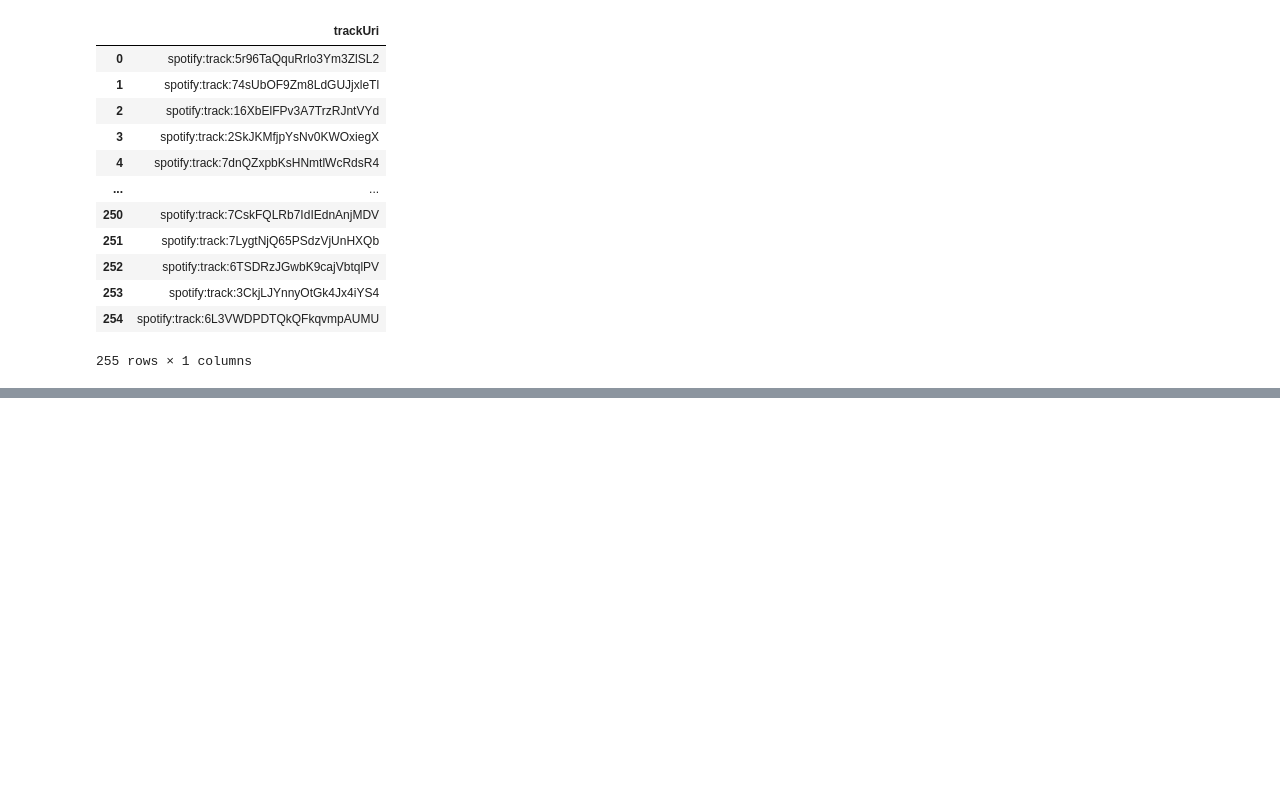
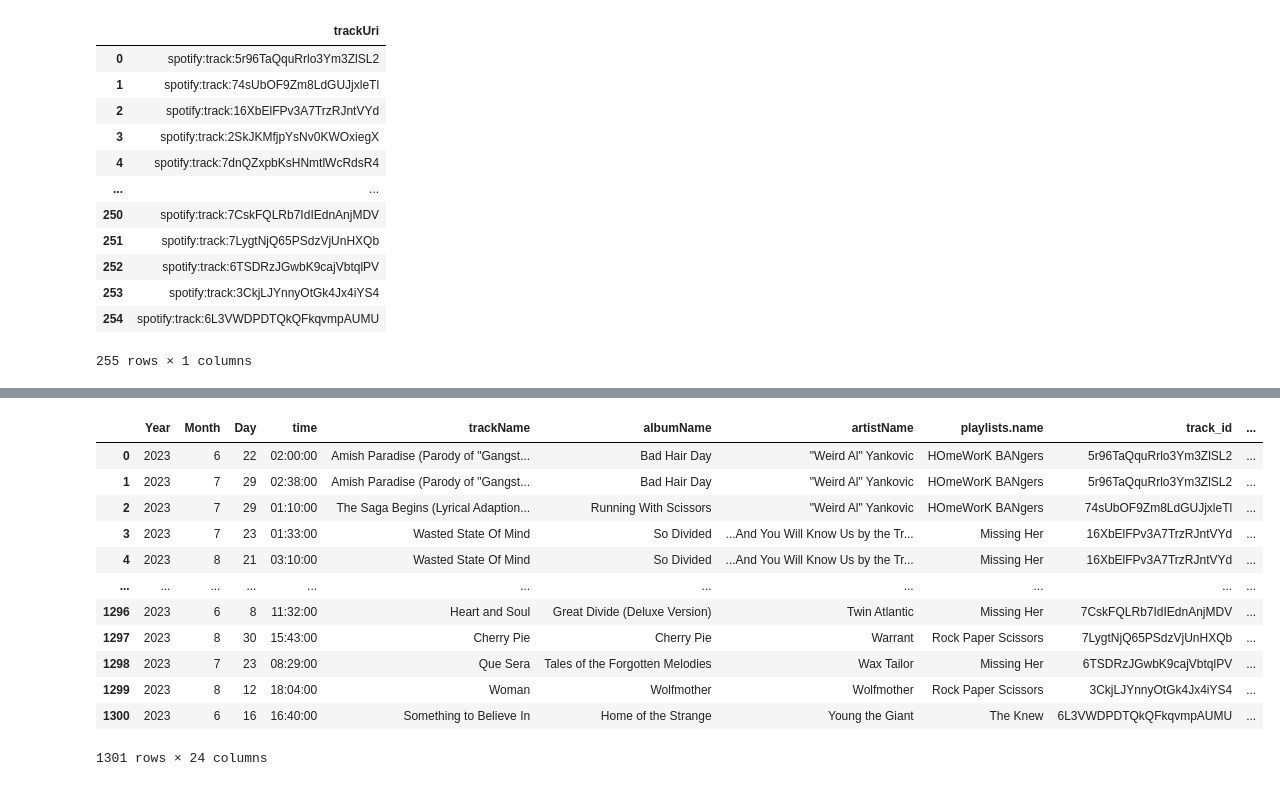
Before and after one commit to GU-Student-Projects/CPSC222, a Jupyter notebook: Final Project/spotify_clean.ipynb, the cells around one changed output, grey strips where cells are left out. Cells and saved outputs as stored; diff of their text form; code cells hidden in the pictures; blank space fills up the shorter version.

```diff
--- a/Final Project/spotify_clean.ipynb
+++ b/Final Project/spotify_clean.ipynb
@@ -107,6 +116,21 @@ api_dataset.rename(columns={'id': 'track_id'}, inplace=True)
 # %%
 spotify_dataset = merged_dataset.merge(api_dataset, on='track_id')
 columns_to_drop = ['trackUri','Sum of msPlayed','artistName_x']
 spotify_dataset.drop(columns_to_drop, axis=1,inplace=True)
 spotify_dataset.rename(columns={'artistName_y': 'artistName'}, inplace=True)
 spotify_dataset.to_csv('apiData.csv', index=False)
+display(spotify_dataset)
+# %% [output]
+|  | Year | Month | Day | time | trackName | albumName | artistName | playlists.name | track_id | ... |
+| 0 | 2023 | 6 | 22 | 02:00:00 | Amish Paradise (Parody of "Gangst... | Bad Hair Day | "Weird Al" Yankovic | HOmeWorK BANgers | 5r96TaQquRrlo3Ym3ZlSL2 | ... |
+| 1 | 2023 | 7 | 29 | 02:38:00 | Amish Paradise (Parody of "Gangst... | Bad Hair Day | "Weird Al" Yankovic | HOmeWorK BANgers | 5r96TaQquRrlo3Ym3ZlSL2 | ... |
+| 2 | 2023 | 7 | 29 | 01:10:00 | The Saga Begins (Lyrical Adaption... | Running With Scissors | "Weird Al" Yankovic | HOmeWorK BANgers | 74sUbOF9Zm8LdGUJjxleTl | ... |
+| 3 | 2023 | 7 | 23 | 01:33:00 | Wasted State Of Mind | So Divided | ...And You Will Know Us by the Tr... | Missing Her | 16XbElFPv3A7TrzRJntVYd | ... |
+| 4 | 2023 | 8 | 21 | 03:10:00 | Wasted State Of Mind | So Divided | ...And You Will Know Us by the Tr... | Missing Her | 16XbElFPv3A7TrzRJntVYd | ... |
+| ... | ... | ... | ... | ... | ... | ... | ... | ... | ... | ... |
+| 1296 | 2023 | 6 | 8 | 11:32:00 | Heart and Soul | Great Divide (Deluxe Version) | Twin Atlantic | Missing Her | 7CskFQLRb7IdIEdnAnjMDV | ... |
+| 1297 | 2023 | 8 | 30 | 15:43:00 | Cherry Pie | Cherry Pie | Warrant | Rock Paper Scissors | 7LygtNjQ65PSdzVjUnHXQb | ... |
+| 1298 | 2023 | 7 | 23 | 08:29:00 | Que Sera | Tales of the Forgotten Melodies | Wax Tailor | Missing Her | 6TSDRzJGwbK9cajVbtqlPV | ... |
+| 1299 | 2023 | 8 | 12 | 18:04:00 | Woman | Wolfmother | Wolfmother | Rock Paper Scissors | 3CkjLJYnnyOtGk4Jx4iYS4 | ... |
+| 1300 | 2023 | 6 | 16 | 16:40:00 | Something to Believe In | Home of the Strange | Young the Giant | The Knew | 6L3VWDPDTQkQFkqvmpAUMU | ... |
+1301 rows × 24 columns
```
Also changed, not shown: parts of 3 cells of this notebook, 7 other files.
